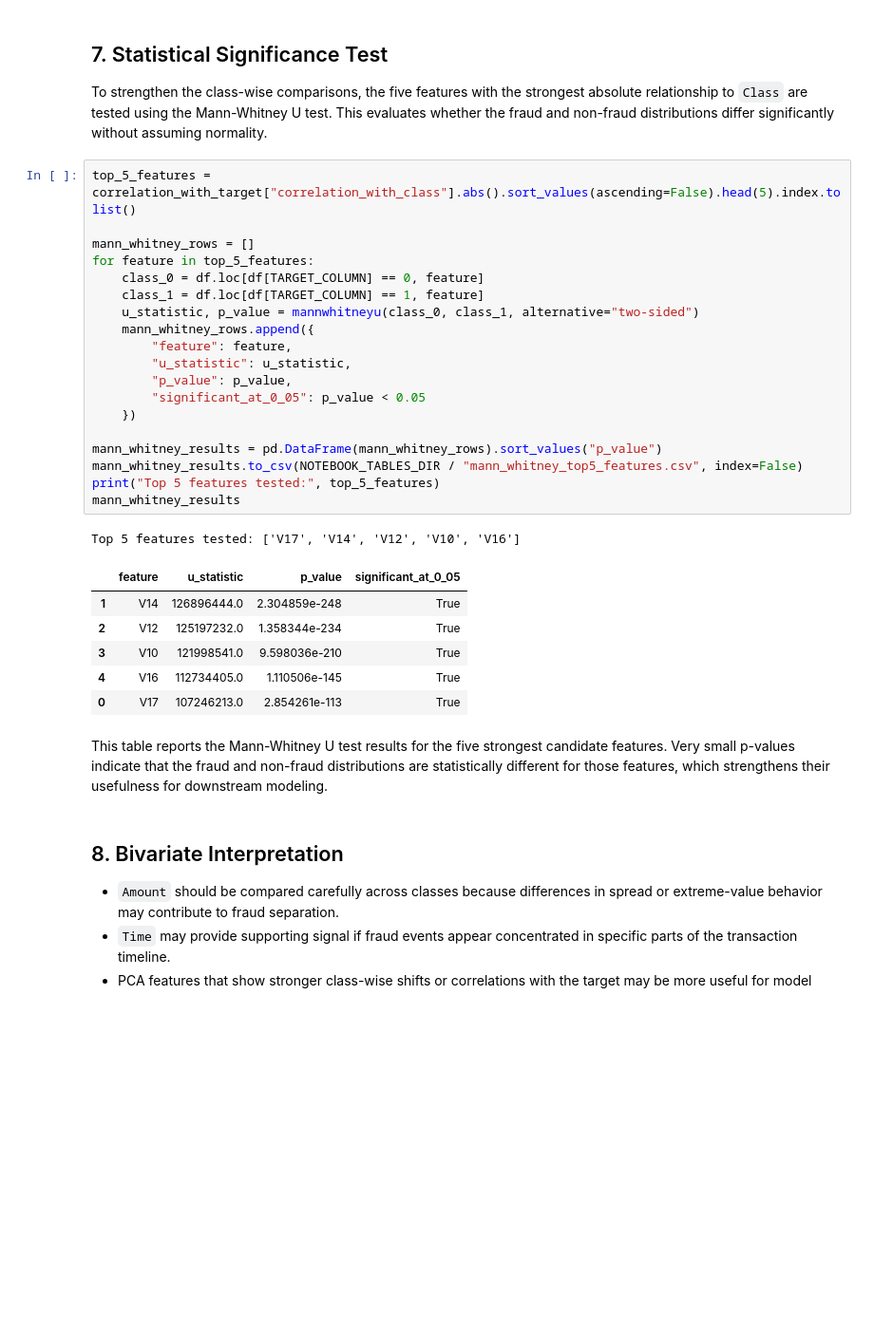
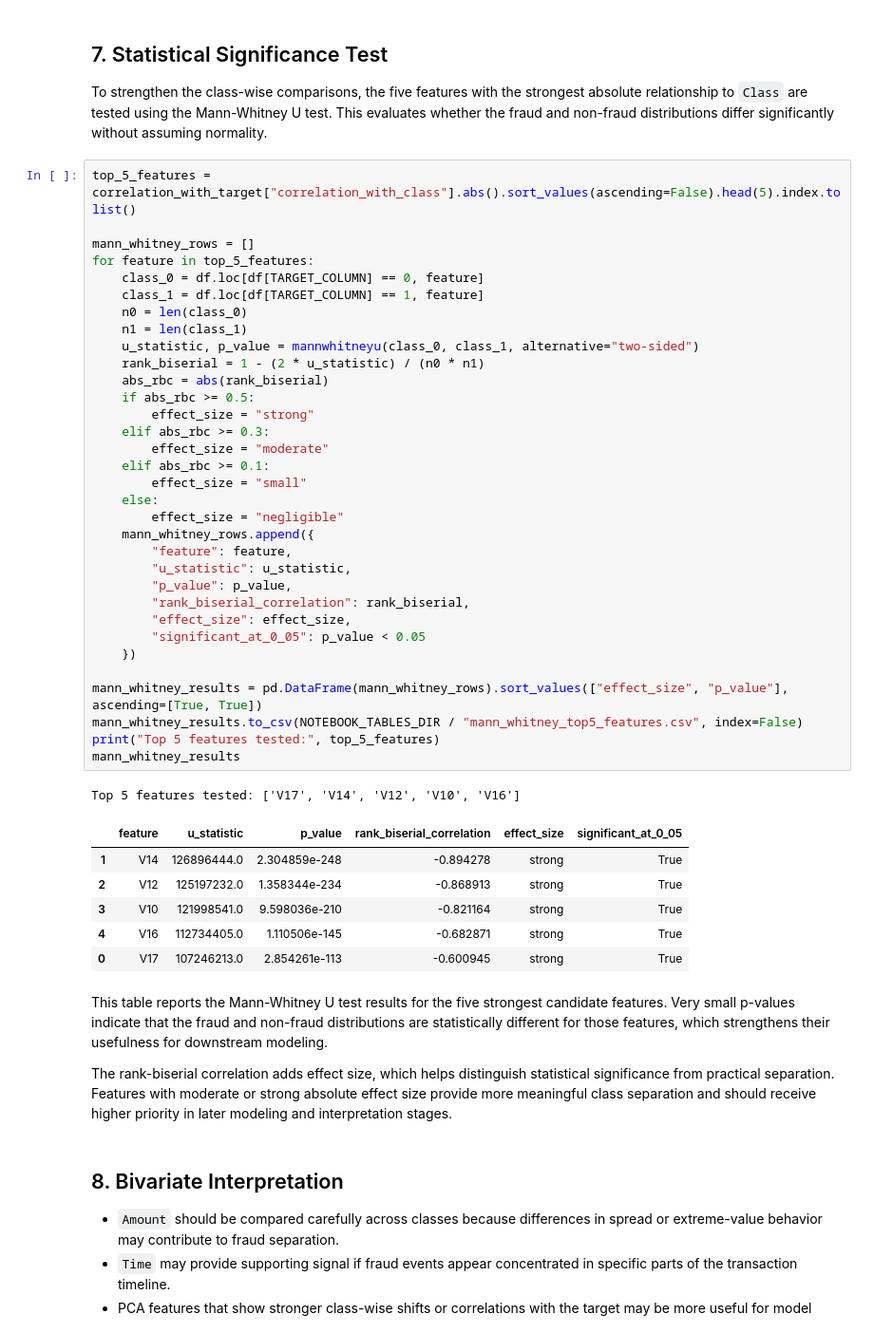
Before and after one commit to mmubashir95/Credit-Card-Fraud-Detection, a Jupyter notebook: notebooks/06_bivariate_analysis.ipynb, the cells around one changed output. Shown at 95% size. Saved outputs shown, nothing was run; the diff lists cells and outputs as text; blank space fills up the shorter version.

Commit message:
feat: add rank-biserial effect size to bivariate significance testing

```diff
--- a/notebooks/06_bivariate_analysis.ipynb
+++ b/notebooks/06_bivariate_analysis.ipynb
@@ -241,32 +241,48 @@ To strengthen the class-wise comparisons, the five features with the strongest a
 # %%
 top_5_features = correlation_with_target["correlation_with_class"].abs().sort_values(ascending=False).head(5).index.tolist()
 
 mann_whitney_rows = []
 for feature in top_5_features:
     class_0 = df.loc[df[TARGET_COLUMN] == 0, feature]
     class_1 = df.loc[df[TARGET_COLUMN] == 1, feature]
+    n0 = len(class_0)
+    n1 = len(class_1)
     u_statistic, p_value = mannwhitneyu(class_0, class_1, alternative="two-sided")
+    rank_biserial = 1 - (2 * u_statistic) / (n0 * n1)
+    abs_rbc = abs(rank_biserial)
+    if abs_rbc >= 0.5:
+        effect_size = "strong"
+    elif abs_rbc >= 0.3:
+        effect_size = "moderate"
+    elif abs_rbc >= 0.1:
+        effect_size = "small"
+    else:
+        effect_size = "negligible"
     mann_whitney_rows.append({
         "feature": feature,
         "u_statistic": u_statistic,
         "p_value": p_value,
+        "rank_biserial_correlation": rank_biserial,
+        "effect_size": effect_size,
         "significant_at_0_05": p_value < 0.05
     })
 
-mann_whitney_results = pd.DataFrame(mann_whitney_rows).sort_values("p_value")
+mann_whitney_results = pd.DataFrame(mann_whitney_rows).sort_values(["effect_size", "p_value"], ascending=[True, True])
 mann_whitney_results.to_csv(NOTEBOOK_TABLES_DIR / "mann_whitney_top5_features.csv", index=False)
 print("Top 5 features tested:", top_5_features)
 mann_whitney_results
 # %% [output]
 Top 5 features tested: ['V17', 'V14', 'V12', 'V10', 'V16']
-|  | feature | u_statistic | p_value | significant_at_0_05 |
-| 1 | V14 | 126896444.0 | 2.304859e-248 | True |
-| 2 | V12 | 125197232.0 | 1.358344e-234 | True |
-| 3 | V10 | 121998541.0 | 9.598036e-210 | True |
-| 4 | V16 | 112734405.0 | 1.110506e-145 | True |
-| 0 | V17 | 107246213.0 | 2.854261e-113 | True |
+|  | feature | u_statistic | p_value | rank_biserial_correlation | effect_size | significant_at_0_05 |
+| 1 | V14 | 126896444.0 | 2.304859e-248 | -0.894278 | strong | True |
+| 2 | V12 | 125197232.0 | 1.358344e-234 | -0.868913 | strong | True |
+| 3 | V10 | 121998541.0 | 9.598036e-210 | -0.821164 | strong | True |
+| 4 | V16 | 112734405.0 | 1.110506e-145 | -0.682871 | strong | True |
+| 0 | V17 | 107246213.0 | 2.854261e-113 | -0.600945 | strong | True |
 # %% [markdown]
 This table reports the Mann-Whitney U test results for the five strongest candidate features. Very small p-values indicate that the fraud and non-fraud distributions are statistically different for those features, which strengthens their usefulness for downstream modeling.
+
+The rank-biserial correlation adds effect size, which helps distinguish statistical significance from practical separation. Features with moderate or strong absolute effect size provide more meaningful class separation and should receive higher priority in later modeling and interpretation stages.
 # %% [markdown]
 ## 8. Bivariate Interpretation
 
```
Also changed, not shown: parts of 1 cell of this notebook, 1 other file.
